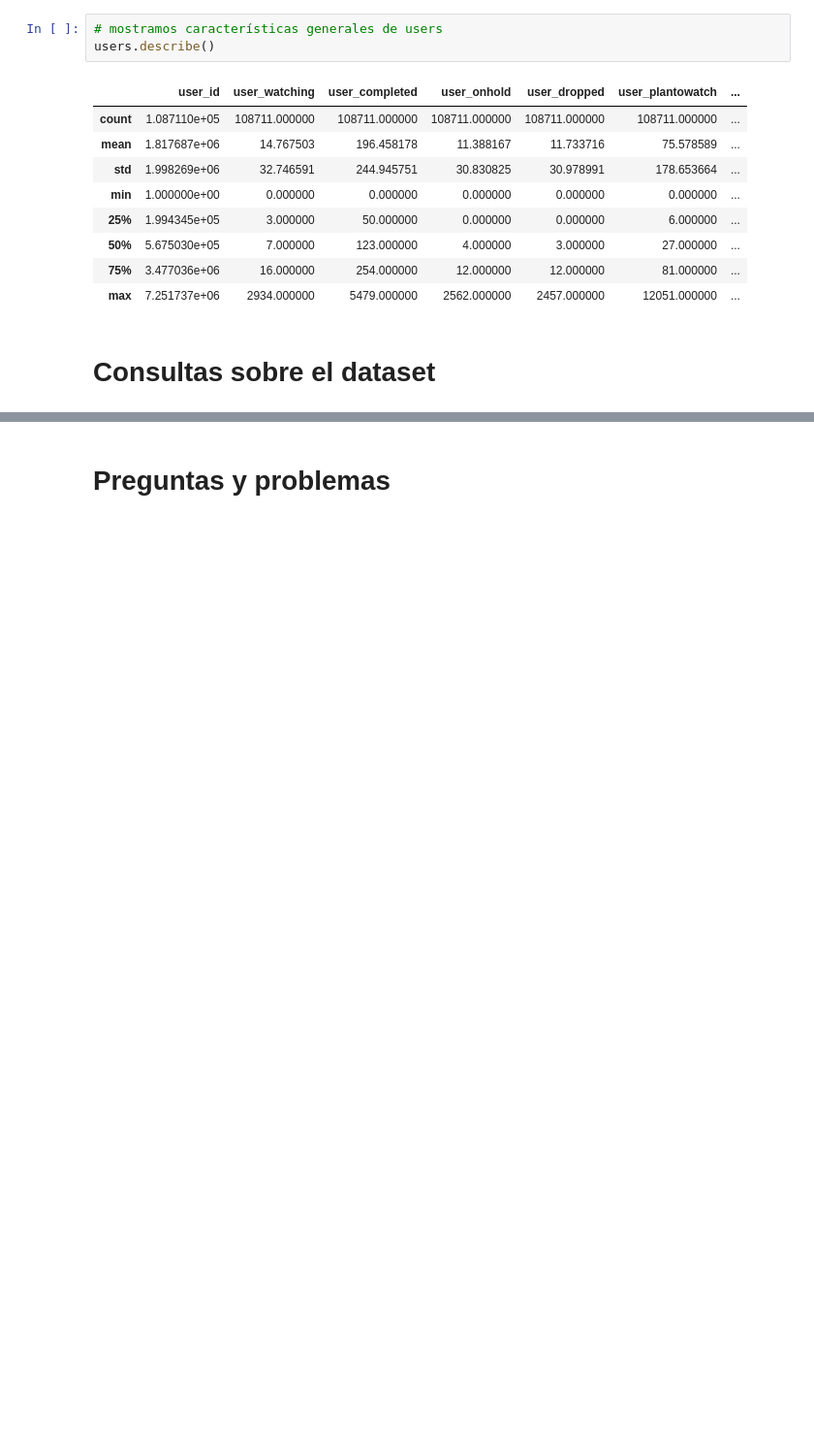
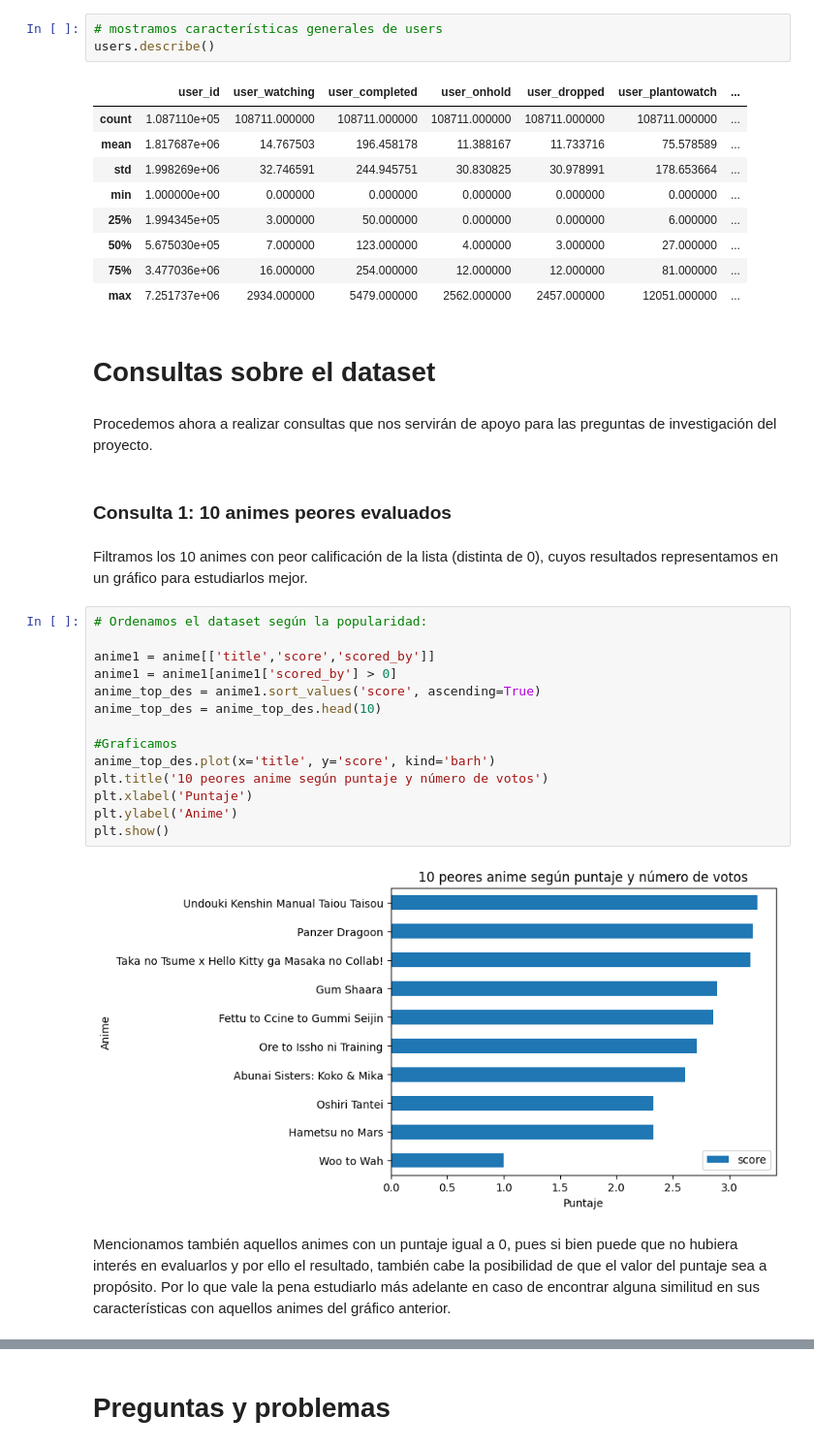
Before and after one commit to vaaaago/grupo5mineria, a Jupyter notebook: Hito_2_min_.ipynb, the cells around one changed output, grey strips where cells are left out. Shown at 97% size. Drawn from its saved outputs; the diff is of its cells as text; blank space fills up the shorter version.

Commit message:
Se añadieron los nombres de los integrantes de grupo, las consultas y las preguntas de investigación

```diff
--- a/Hito_2_min_.ipynb
+++ b/Hito_2_min_.ipynb
@@ -164,3 +164,27 @@ users.describe()
 | max | 7.251737e+06 | 2934.000000 | 5479.000000 | 2562.000000 | 2457.000000 | 12051.000000 | ... |
 # %% [markdown]
 # Consultas sobre el dataset
+# %% [markdown]
+Procedemos ahora a realizar consultas que nos servirán de apoyo para las preguntas de investigación del proyecto.
+# %% [markdown]
+### Consulta 1: 10 animes peores evaluados
+# %% [markdown]
+Filtramos los 10 animes con peor calificación de la lista (distinta de 0), cuyos resultados representamos en un gráfico para estudiarlos mejor.
+# %%
+# Ordenamos el dataset según la popularidad:
+
+anime1 = anime[['title','score','scored_by']]
+anime1 = anime1[anime1['scored_by'] > 0]
+anime_top_des = anime1.sort_values('score', ascending=True)
+anime_top_des = anime_top_des.head(10)
+
+#Graficamos
+anime_top_des.plot(x='title', y='score', kind='barh')
+plt.title('10 peores anime según puntaje y número de votos')
+plt.xlabel('Puntaje')
+plt.ylabel('Anime')
+plt.show()
+# %% [output]
+[figure, added]
+# %% [markdown]
+Mencionamos también aquellos animes con un puntaje igual a 0, pues si bien puede que no hubiera interés en evaluarlos y por ello el resultado, también cabe la posibilidad de que el valor del puntaje sea a propósito. Por lo que vale la pena estudiarlo más adelante en caso de encontrar alguna similitud en sus características con aquellos animes del gráfico anterior.
```
Also changed, not shown: parts of 15 cells of this notebook.
